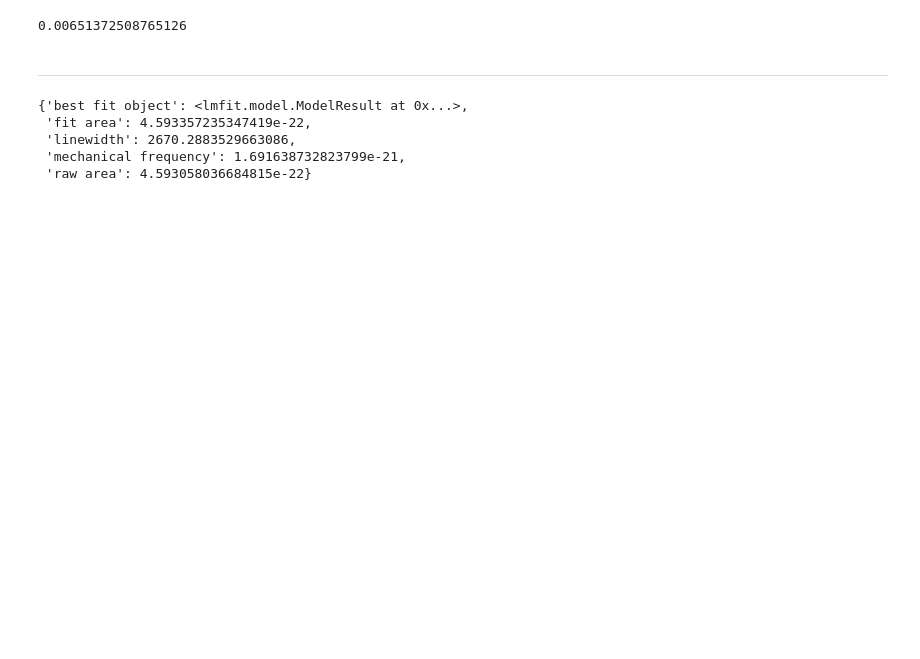
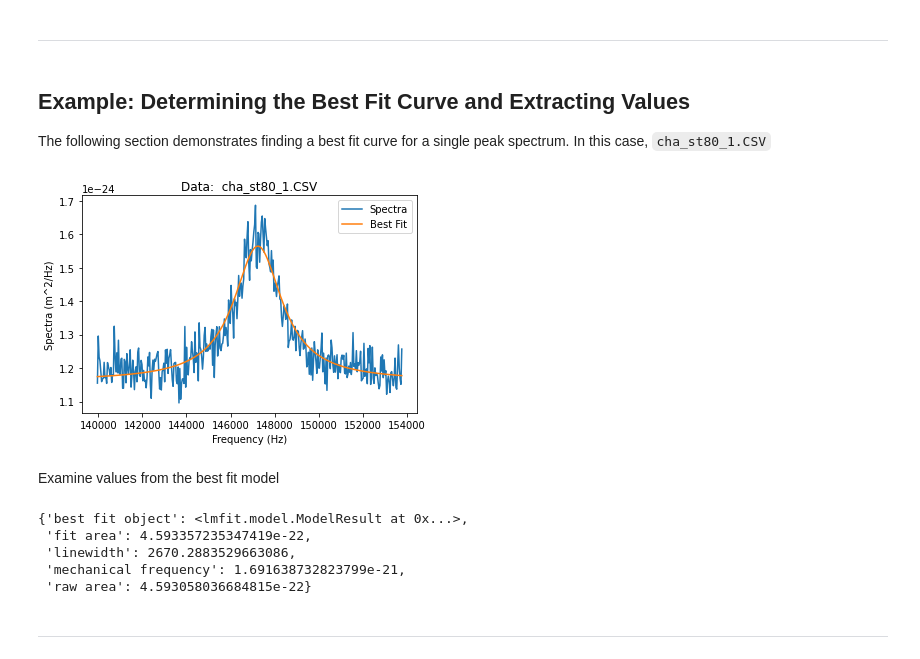
Before and after one commit to nurriol2/peak_fitting, a Jupyter notebook: lorentzian_peak_fitting.ipynb, the cells around one changed output. Saved outputs shown, nothing was run; the diff lists cells and outputs as text; code cells hidden in the pictures; blank space fills up the shorter version.

```diff
--- a/lorentzian_peak_fitting.ipynb
+++ b/lorentzian_peak_fitting.ipynb
@@ -168,18 +203,0 @@ def center_zoom(arr, window):
-# %%
-# Apply fitting to just 1 spectra
-cha1 = load_csv_file(cha["directory"]+"cha_st80_1.CSV", cha["units"])
-freq = cha1["Frequency (Hz)"]
-spectra = cha1["Spectra (m^2/Hz)"]
-# %%
-# Build and fit a model
-peak = LorentzianModel()
-background = ConstantModel()
-
-pars = background.make_params(c=spectra.min())
-pars += peak.guess(spectra, x=freq)
-
-model = peak + background
-
-out = model.fit(spectra, pars, x=freq)
-
-print(out.fit_report())
@@ -216,11 +205,22 @@ plt.show()
 # Calculate the percent error between the area under
 # the raw spectra data and the area under the best fit curve
 pct_err = lambda a, e : 100*abs(e-a)/abs(a)
-pct_err(np.trapz(out.best_fit), np.trapz(spectra))
-# %% [output]
-0.00651372508765126
 # %% [markdown]
 ---
+# %%
+def plot_best_fit(freq, spectrum, best_fit_arr, title, units="m^2/Hz"):
+    """
+    Plot the best fit curve on top of a single spectra
+    """
+
+    plt.plot(freq, spectrum, label="Spectra")
+    plt.plot(freq, best_fit_arr, label="Best Fit")
+    plt.legend()
+    plt.xlabel("Frequency (Hz)")
+    plt.ylabel(f"Spectra ({units})")
+    plt.title(title)
+    plt.show()
+    return
 # %%
 def extract_single_peak(freq, spectrum):
 
@@ -254,14 +254,29 @@ def extract_single_peak(freq, spectrum):
             "mechanical frequency":mech_freq,
             "linewidth":linewidth,
             "best fit object":out}
+# %% [markdown]
+## Example:  Determining the Best Fit Curve and Extracting Values
+
+The following section demonstrates finding a best fit curve for a single peak spectrum. In this case, `cha_st80_1.CSV`
 # %%
-df = load_csv_file("/content/split_detection/cha_st80_1.CSV", "m^2/Hz")
-freq = df["Frequency (Hz)"]
-spectrum = df["Spectra (m^2/Hz)"]
-extract_single_peak(freq, spectrum)
+# Apply fitting to just 1 spectra
+cha1 = load_csv_file("/content/split_detection/cha_st80_1.CSV", "m^2/Hz")
+freq = cha1["Frequency (Hz)"]
+spectrum = cha1["Spectra (m^2/Hz)"]
+
+cha1_best_fit = extract_single_peak(freq, spectrum)["best fit object"]
+plot_best_fit(freq, spectrum, cha1_best_fit.best_fit, "Data:  cha_st80_1.CSV")
 # %% [output]
-{'best fit object': <lmfit.model.ModelResult at 0x...>,
- 'fit area': 4.593357235347419e-22,
- 'linewidth': 2670.2883529663086,
- 'mechanical frequency': 1.691638732823799e-21,
- 'raw area': 4.593058036684815e-22}
+[figure, added]
+# %% [markdown]
+Examine values from the best fit model
+# %%
+extract_single_peak(freq, spectrum)
+# %% [output]
+{'best fit object': <lmfit.model.ModelResult at 0x...>,
+ 'fit area': 4.593357235347419e-22,
+ 'linewidth': 2670.2883529663086,
+ 'mechanical frequency': 1.691638732823799e-21,
+ 'raw area': 4.593058036684815e-22}
+# %% [markdown]
+---
```
Also changed, not shown: parts of 21 cells of this notebook.
